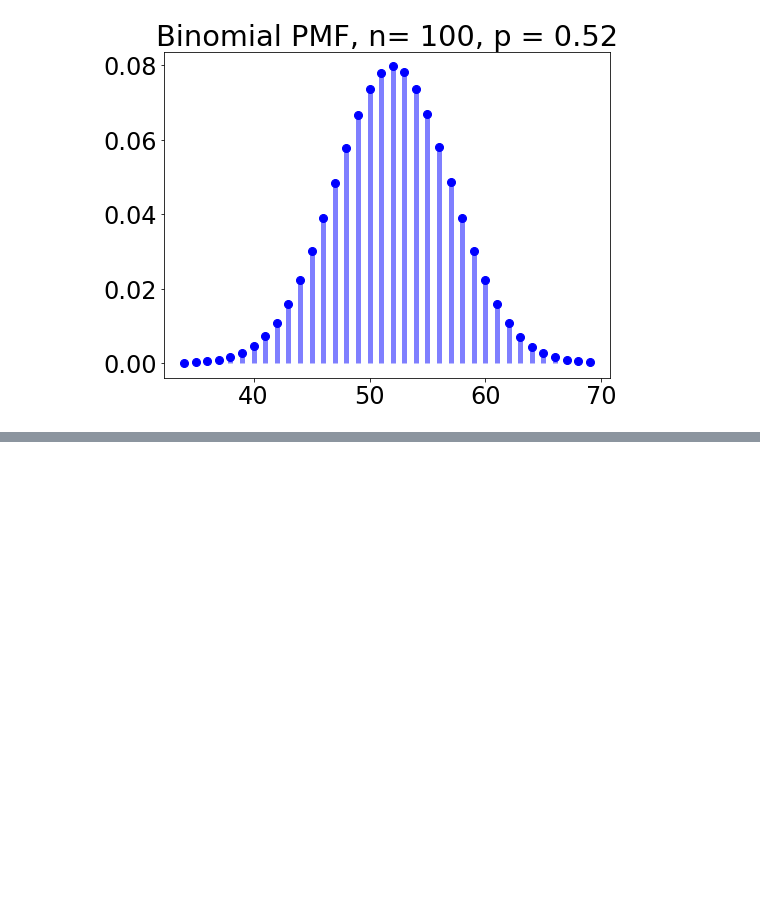
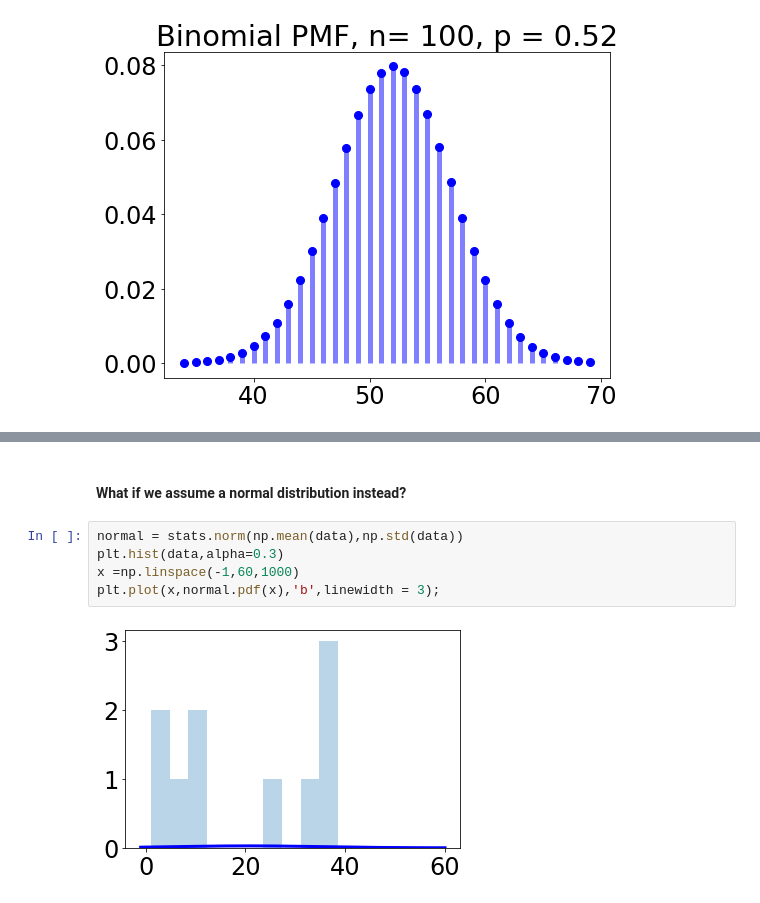
Before and after one commit to EdwardPlata/66daysofdata_2021, a Jupyter notebook: Probability_Week/Day_11/Sampling_estimation_lec.ipynb, the cells around one changed output, grey strips where cells are left out. Saved outputs shown, nothing was run; the diff lists cells and outputs as text; blank space fills up the shorter version.

```diff
--- a/Probability_Week/Day_11/Sampling_estimation_lec.ipynb
+++ b/Probability_Week/Day_11/Sampling_estimation_lec.ipynb
@@ -61,0 +81,9 @@ Text(0.5, 1.0, 'Binomial PMF, n= 100, p = 0.52')
+# %% [markdown]
+#### What if we assume a normal distribution instead?
+# %%
+normal = stats.norm(np.mean(data),np.std(data))
+plt.hist(data,alpha=0.3)
+x =np.linspace(-1,60,1000)
+plt.plot(x,normal.pdf(x),'b',linewidth = 3);
+# %% [output]
+[figure, added]
```
Also changed, not shown: parts of 3 cells of this notebook.
